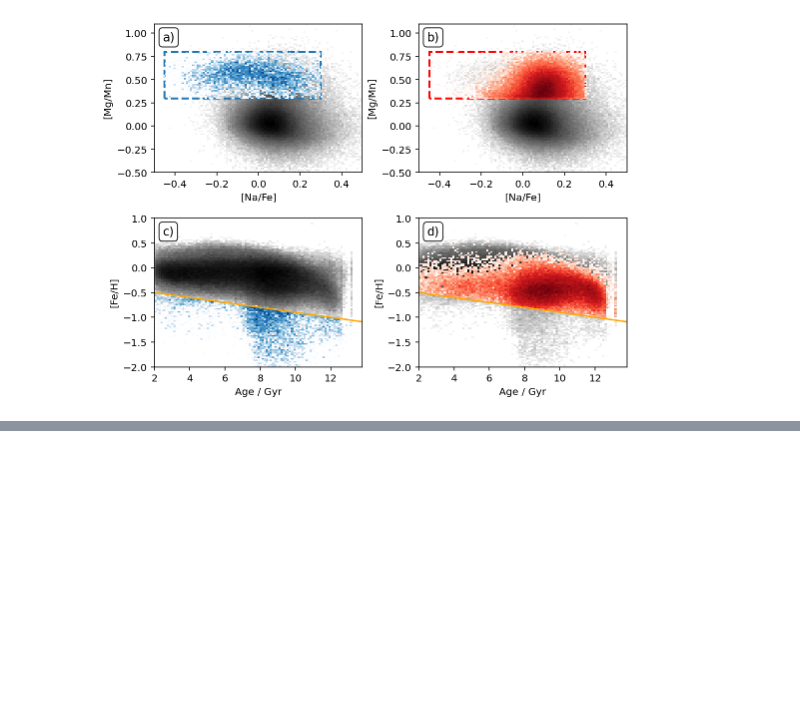
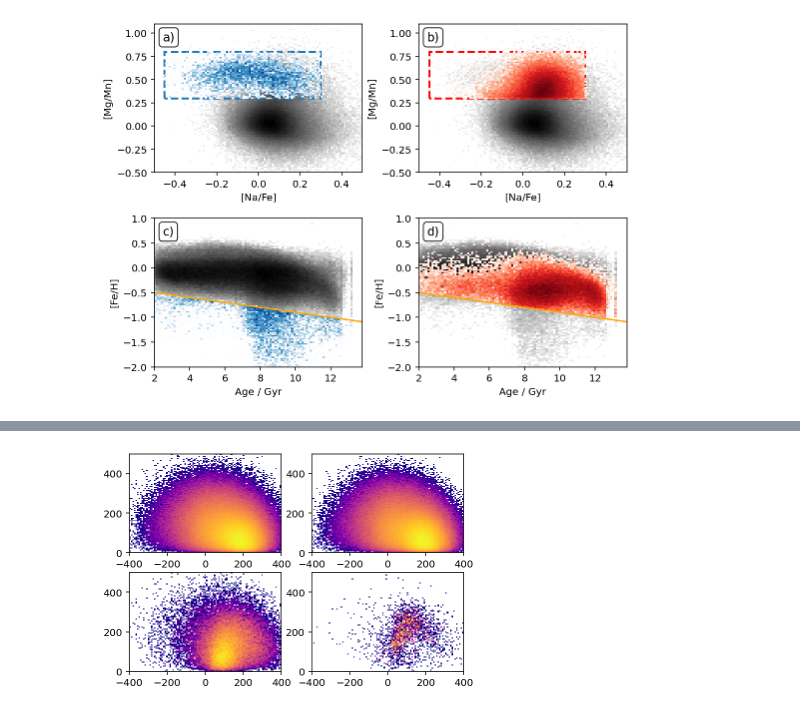
Before and after one commit to svenbuder/Accretion_Clues_ObsSim, a Jupyter notebook: mijnarends_2022_accretion_clues_simulation.ipynb, the cells around one changed output, grey strips where cells are left out. Cells and saved outputs as stored; diff of their text form; code cells hidden in the pictures; blank space fills up the shorter version.

```diff
--- a/mijnarends_2022_accretion_clues_simulation.ipynb
+++ b/mijnarends_2022_accretion_clues_simulation.ipynb
@@ -966,0 +1179,39 @@ plot_nafe_mgmn_dissection()
+# %%
+r = np.sqrt(sim['x']**2+sim['y']**2)
+phi = np.arctan(sim['y']/sim['x'])
+phi[sim['x'] < 0] += np.pi
+z = sim['z']
+
+vr = sim['vx'] * np.cos(phi) + sim['vy'] * np.sin(phi)
+vphi = -sim['vx'] * np.sin(phi) + sim['vy'] * np.cos(phi)
+vz = sim['vz']
+# %%
+f, gs = plt.subplots(2,2)
+
+bins = (np.linspace(-400,400,100),np.linspace(0,500,100))
+ax = gs[0,0]
+ax.hist2d(
+    vphi,
+    np.sqrt(vr**2+vz**2),
+    bins=bins,cmin=1,norm=LogNorm(),cmap='plasma'
+);
+ax = gs[0,1]
+ax.hist2d(
+    vphi[selection_sequence1],
+    np.sqrt(vr[selection_sequence1]**2+vz[selection_sequence1]**2),
+    bins=bins,cmin=1,norm=LogNorm(),cmap='plasma'
+);
+ax = gs[1,0]
+ax.hist2d(
+    vphi[selection_sequence2],
+    np.sqrt(vr[selection_sequence2]**2+vz[selection_sequence2]**2),
+    bins=bins,cmin=1,norm=LogNorm(),cmap='plasma'
+);
+ax = gs[1,1]
+ax.hist2d(
+    vphi[selection_sequence3],
+    np.sqrt(vr[selection_sequence3]**2+vz[selection_sequence3]**2),
+    bins=bins,cmin=1,norm=LogNorm(),cmap='plasma'
+);
+# %% [output]
+[figure, added]
```
Also changed, not shown: parts of 6 cells of this notebook.
